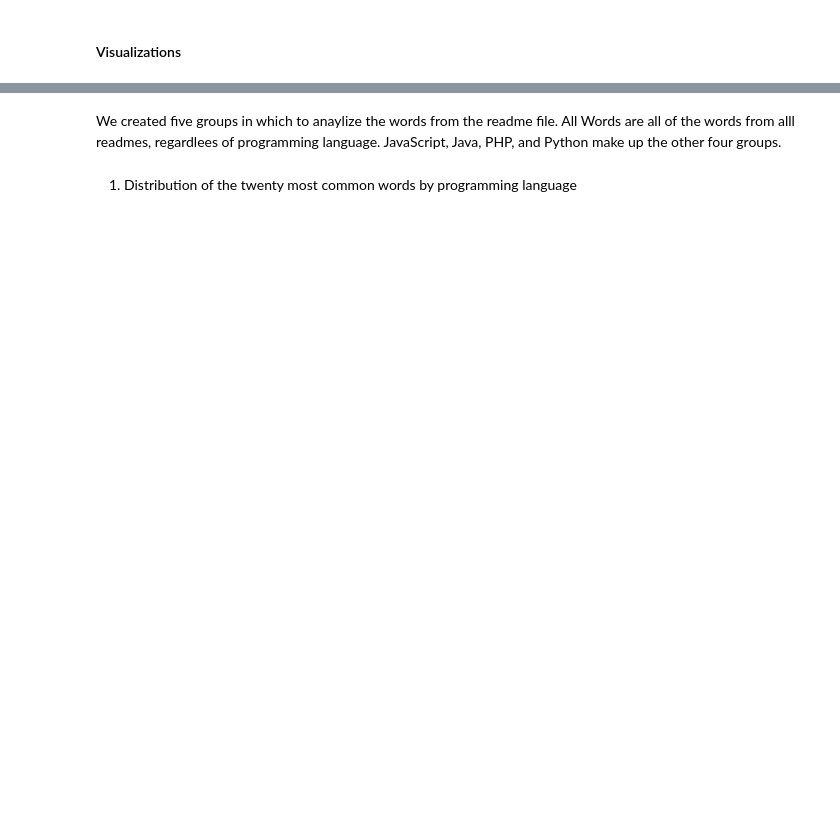
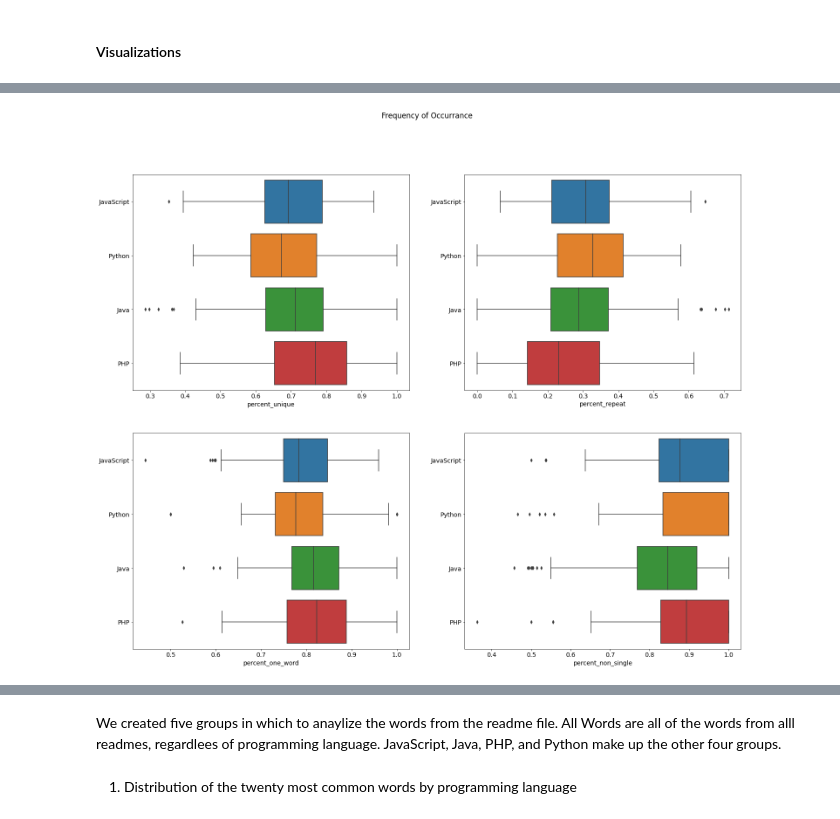
Before and after one commit to Three-Data-Guys/natural-language-processing-github, a Jupyter notebook: github_nlp.ipynb, the cells around one changed output, grey strips where cells are left out. Drawn from its saved outputs; the diff is of its cells as text; code cells hidden in the pictures; blank space fills up the shorter version.

```diff
--- a/github_nlp.ipynb
+++ b/github_nlp.ipynb
@@ -169,9 +313,14 @@ sparse_matrix = make_sparse_matrix(df.lemmatized, n=15)
 # %%
 f = plt.figure(figsize=(25,20))
-continuous_data = df_no_outliers.select_dtypes(include=["int", "float"])
+continuous_data = df_no_outliers.select_dtypes(include=["float"])
 
-for i in range(0,8):
-    f.add_subplot(4,2, i+1)
-    sns.distplot(continuous_data.iloc[:,i], bins=5)
-plt.tight_layout()
+plt.suptitle("Frequency of Occurrance")
+
+for i in range(0,4):
+    f.add_subplot(2,2, i+1)
+    sns.boxplot(x = continuous_data.iloc[:,i], y=df_no_outliers.language)
+    plt.ylabel("")
+
 plt.show()
+# %% [output]
+[figure, added]
```
Also changed, not shown: parts of 43 cells of this notebook, 2 other files.
